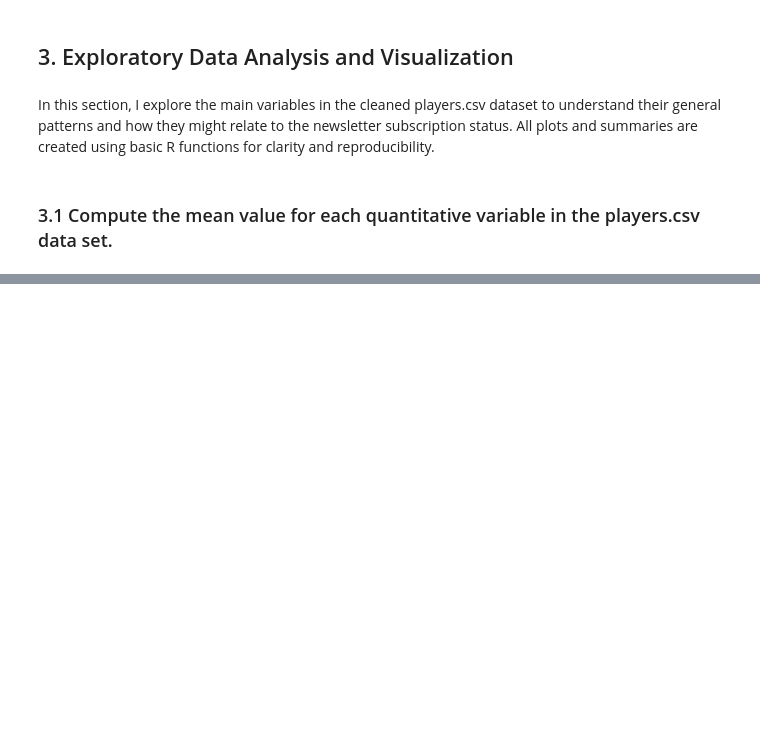
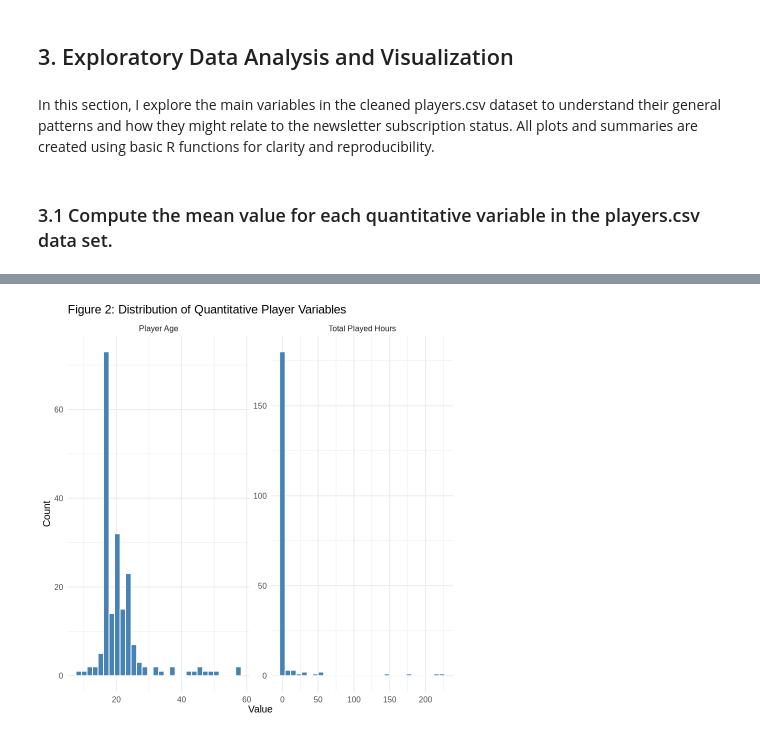
Before and after one commit to kaito0621hn/Project-Planning-Individual-, a Jupyter notebook: Individual_project_stage.ipynb, the cells around one changed output, grey strips where cells are left out. Cells and saved outputs as stored; diff of their text form; code cells hidden in the pictures; blank space fills up the shorter version.

```diff
--- a/Individual_project_stage.ipynb
+++ b/Individual_project_stage.ipynb
@@ -98,0 +196,21 @@ players_means <- players |>
+# %%
+players_num <- players_clean |>
+  select(where(is.numeric)) |>
+  pivot_longer(cols = everything(),
+               names_to = "Variable",
+               values_to = "Value")
+
+label_names_n <- c(
+  "Age" = "Player Age",
+  "played_hours" = "Total Played Hours"
+)
+
+g_num <- ggplot(players_num, aes(x = Value)) +
+  geom_histogram(bins = 30, fill = "steelblue", color = "white") +
+  facet_wrap(~ Variable, scales = "free", labeller = as_labeller(label_names_n)) +
+  labs(title = "Figure 2: Distribution of Quantitative Player Variables",
+       x = "Value",
+       y = "Count") +
+  theme_minimal(base_size = 12)
+g_num
+# %% [output]
@@ -98,0 +219 @@ players_means <- players |>
+[figure, added]
```
Also changed, not shown: parts of 12 cells of this notebook.
